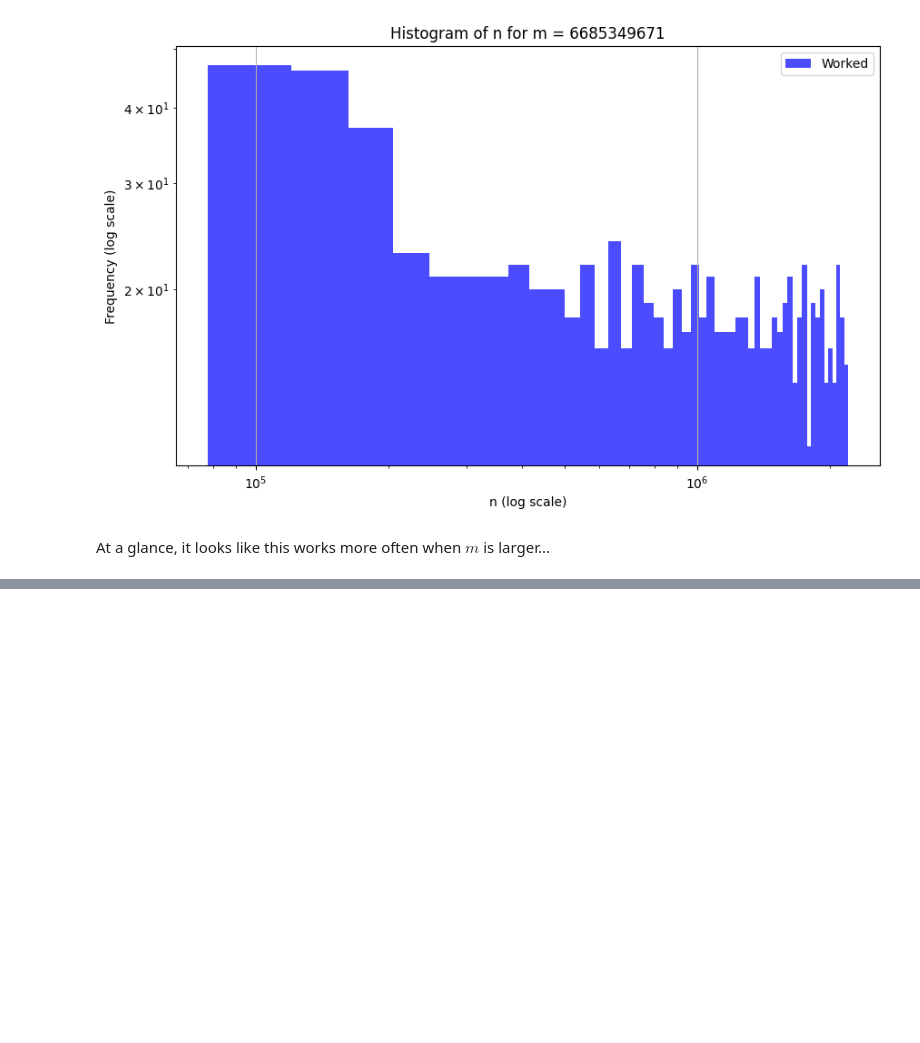
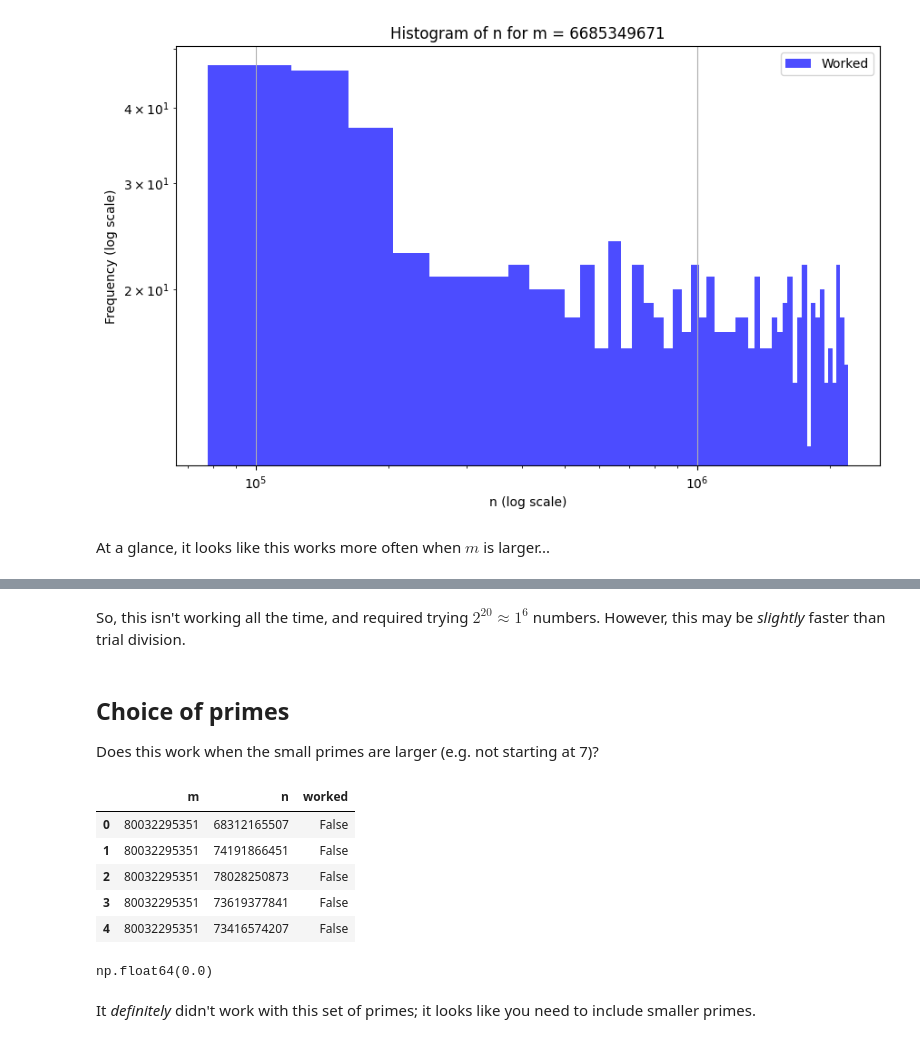
Before and after one commit to joshtburdick/misc, a Jupyter notebook: plog/Factoring3.ipynb, the cells around one changed output, grey strips where cells are left out. Drawn from its saved outputs; the diff is of its cells as text; code cells hidden in the pictures; blank space fills up the shorter version.

```diff
--- a/plog/Factoring3.ipynb
+++ b/plog/Factoring3.ipynb
@@ -444,0 +516,24 @@ At a glance, it looks like this works more often when $m$ is larger...
+# %% [markdown]
+So, this isn't working all the time, and required trying $2^{20} \approx 1^6$ numbers. However, this may be *slightly* faster than trial division.
+# %% [markdown]
+## Choice of primes
+
+Does this work when the small primes are larger (e.g. not starting at 7)?
+# %%
+primes = all_primes[start_index_small_primes+30 : start_index_small_primes + 35]
+results = check_factoring(primes, num_to_check=100)
+results = pd.DataFrame(results)
+results.head()
+# %% [output]
+|  | m | n | worked |
+| 0 | 80032295351 | 68312165507 | False |
+| 1 | 80032295351 | 74191866451 | False |
+| 2 | 80032295351 | 78028250873 | False |
+| 3 | 80032295351 | 73619377841 | False |
+| 4 | 80032295351 | 73416574207 | False |
+# %%
+results.worked.mean()
+# %% [output]
+np.float64(0.0)
+# %% [markdown]
+It *definitely* didn't work with this set of primes; it looks like you need to include smaller primes.
```
Also changed, not shown: parts of 6 cells of this notebook.
